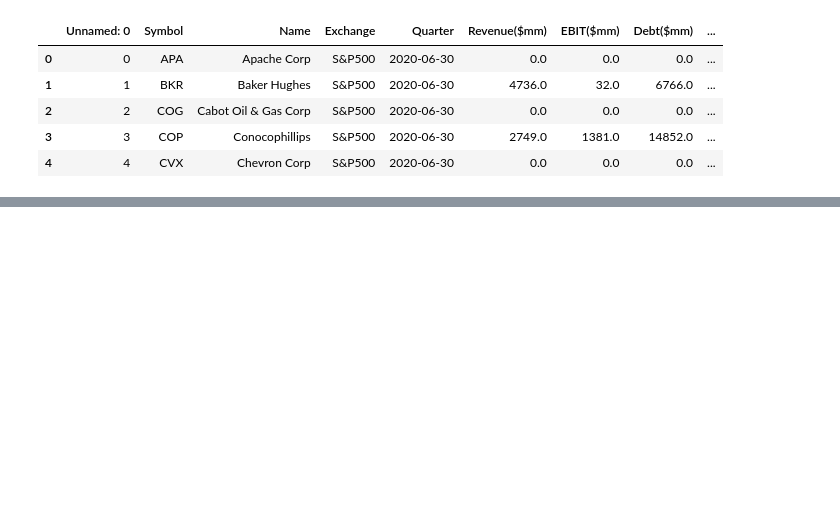
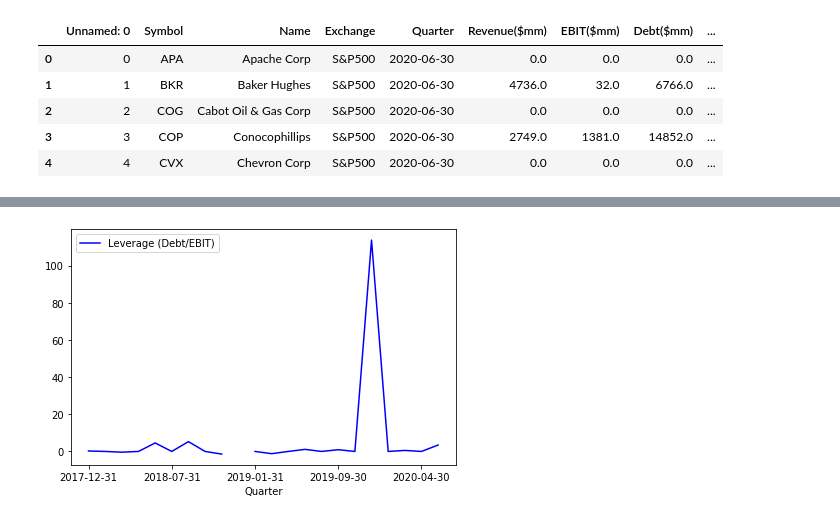
Before and after one commit to dsc55704973/project_one, a Jupyter notebook: developer/Daniel Carrillo's Work/visualizations_.ipynb, the cells around one changed output, grey strips where cells are left out. Cells and saved outputs as stored; diff of their text form; code cells hidden in the pictures; blank space fills up the shorter version.

```diff
--- a/developer/Daniel Carrillo's Work/visualizations_.ipynb
+++ b/developer/Daniel Carrillo's Work/visualizations_.ipynb
@@ -41,0 +80,7 @@ df.head()
+# %%
+# average leverage over time visualization
+quarterly_dividend_payout=pd.DataFrame(quarterly_dict['Average Quarterly Leverage Ratio'])
+quarterly_dividend_payout.plot(kind='line',color='b')
+plt.tight_layout()
+# %% [output]
+[figure, added]
```
Also changed, not shown: parts of 6 cells of this notebook.
